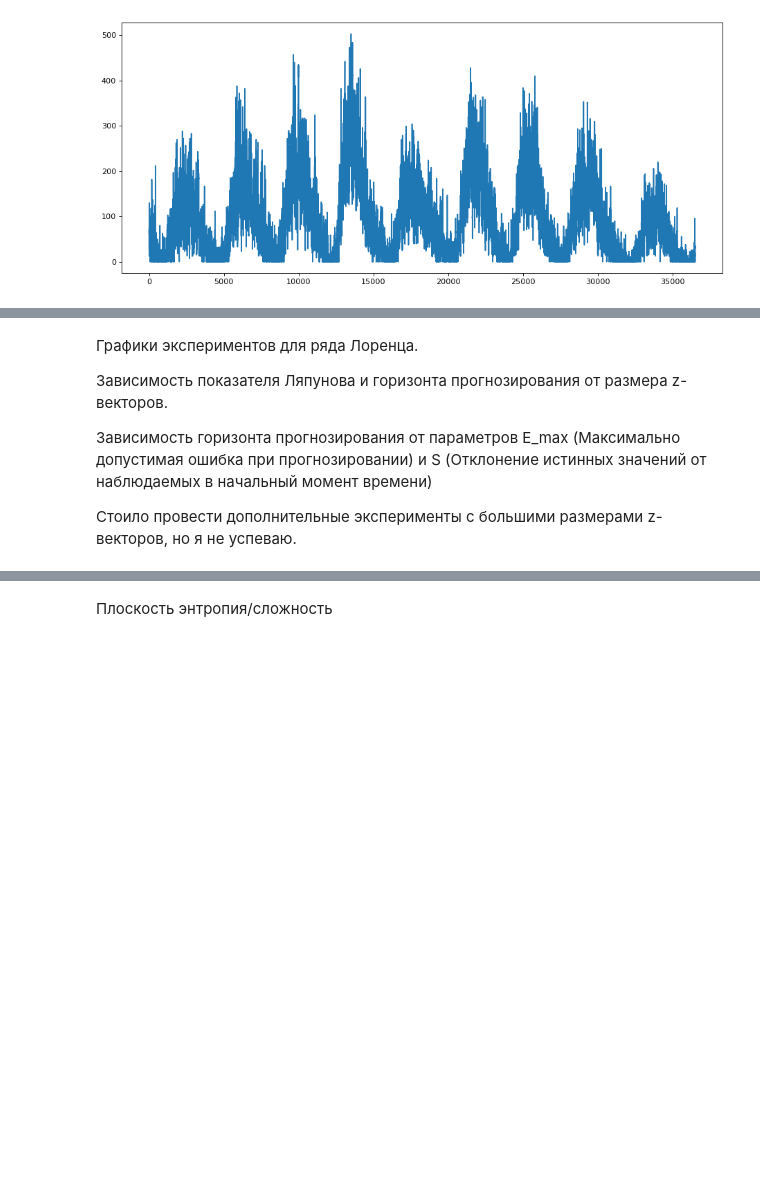
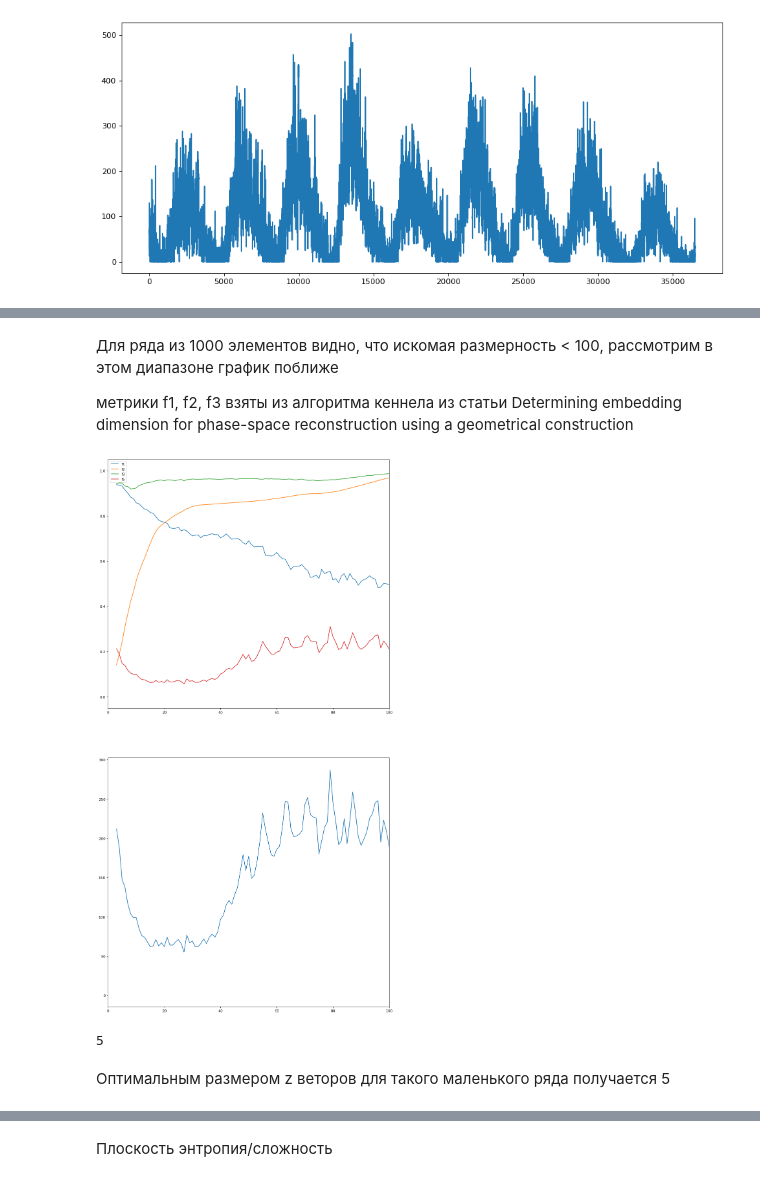
Before and after one commit to xekchansky/Code, a Jupyter notebook: Theory of complex systems/lab1/Lab1.ipynb, the cells around one changed output, grey strips where cells are left out. Cells and saved outputs as stored; diff of their text form; code cells hidden in the pictures; blank space fills up the shorter version.

```diff
--- a/Theory of complex systems/lab1/Lab1.ipynb
+++ b/Theory of complex systems/lab1/Lab1.ipynb
@@ -202,2 +93,28 @@ with open('sunspot_results.npy', 'wb') as f:
+# %% [markdown]
+Для ряда из 1000 элементов видно, что искомая размерность < 100, рассмотрим в этом диапазоне график поближе
+
+метрики f1, f2, f3 взяты из алгоритма кеннела из статьи
+ Determining embedding dimension for phase-space reconstruction using a geometrical construction
+# %%
+fig = plt.figure(figsize=(14, 28), dpi=80)
+ax1 = fig.add_subplot(2, 1, 1)
+ax1.plot(ms, result.T[0], label="f1")
+ax1.plot(ms, result.T[1], label="f2")
+ax1.plot(ms, result.T[2], label="f3")
+ax1.plot(ms, result.T[4], label="f5")
+ax1.set_xlim(0, 100)
+ax1.legend()
+ax2 = fig.add_subplot(2, 1, 2)
+ax2.plot(ms, result.T[3], label="f4")
+ax2.set_xlim(0, 100)
+plt.show()
+# %% [output]
+[figure, added]
+# %%
+print(np.argmin(result.T[2][:100]))
+# %% [output]
+5
+# %% [markdown]
+Оптимальным размером z веторов для такого маленького ряда получается 5
 # %%
 with open('lorenz_results.npy', 'rb') as f:
@@ -213,10 +125,0 @@ with open('sunspot_results.npy', 'rb') as f:
-# %% [markdown]
-Графики экспериментов для ряда Лоренца.
-
-Зависимость показателя Ляпунова и горизонта прогнозирования от размера z-векторов.
-
-
-Зависимость горизонта прогнозирования от параметров E_max (Максимально допустимая ошибка при прогнозировании) и S (Отклонение истинных значений от наблюдаемых в начальный момент времени)
-
-
-Стоило провести дополнительные эксперименты с большими размерами z-векторов, но я не успеваю.
```
Also changed, not shown: parts of 31 cells of this notebook, 3 other files.
